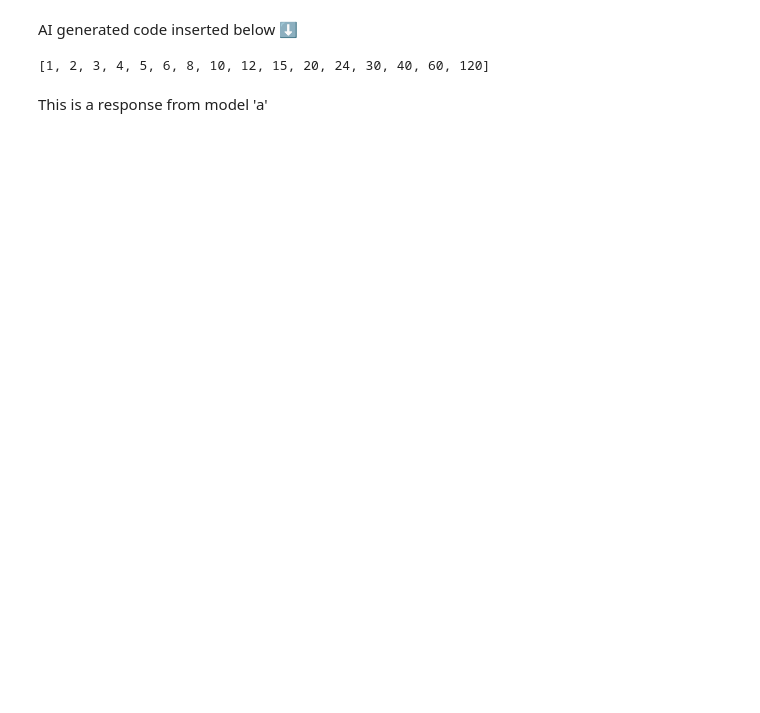
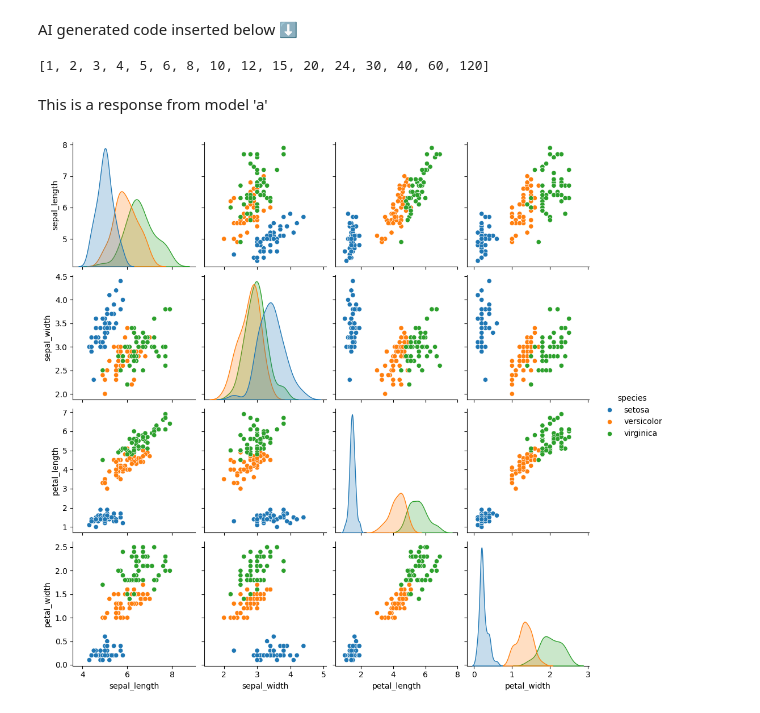
Before and after one commit to sdkn104/misc, a Jupyter notebook: Comp/jupyter/Untitled1.ipynb, the cells around one changed output. Drawn from its saved outputs; the diff is of its cells as text; code cells hidden in the pictures; blank space fills up the shorter version.

```diff
--- a/Comp/jupyter/Untitled1.ipynb
+++ b/Comp/jupyter/Untitled1.ipynb
@@ -62,13 +51,30 @@ print(find_factors(120))
-# %%
-def find_divisors(n):
-    divisors = [i for i in range(1, n+1) if n % i == 0]
-    return divisors
-
-print(find_divisors(120))
-# %% [output]
-[1, 2, 3, 4, 5, 6, 8, 10, 12, 15, 20, 24, 30, 40, 60, 120]
+# %%
+def find_factors(n):
+    factors = []
+    for i in range(1, n + 1):
+        if n % i == 0:
+            factors.append(i)
+    return factors
+
+find_factors(120)
+# %% [output]
+[1, 2, 3, 4, 5, 6, 8, 10, 12, 15, 20, 24, 30, 40, 60, 120]
 # %%
 %%ai my_provider:model_a
 日本一は
 # %% [output]
 This is a response from model 'a'
+# %%
+import seaborn as sns
+import matplotlib.pyplot as plt
+
+# irisデータセットの読み込み
+iris = sns.load_dataset("iris")
+
+# ペアプロットの作成
+sns.pairplot(iris, hue="species")
+
+# グラフの表示
+plt.show()
+# %% [output]
+[figure, added]
```
Also changed, not shown: parts of 4 cells of this notebook, 4 other files.
